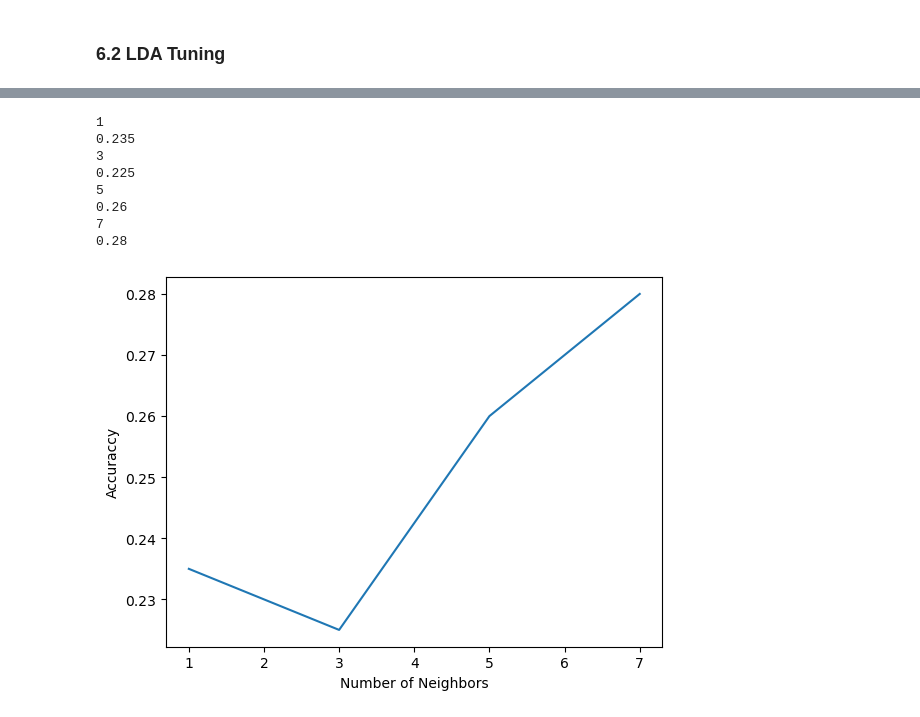
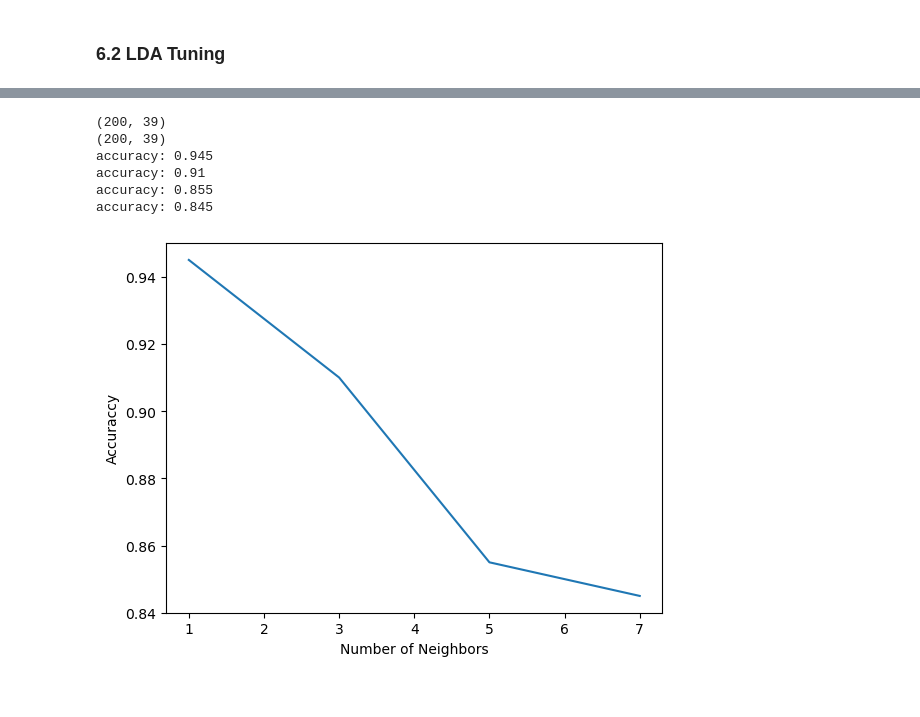
Before and after one commit to iZarrios/face-recognition, a Jupyter notebook: Eigenfaces Notebook.ipynb, the cells around one changed output, grey strips where cells are left out. Cells and saved outputs as stored; diff of their text form; code cells hidden in the pictures.

Commit message:
fixed LDA accuracy

```diff
--- a/Eigenfaces Notebook.ipynb
+++ b/Eigenfaces Notebook.ipynb
@@ -282,26 +256,37 @@ K = 7
-# %%
-# plotting
-max_accs = []
-
-for k in lda_scores:
-    print(k)
-    max_alpha = max(lda_scores[k])
-    max_acc = lda_scores[k][max_alpha]
-    print(max_acc)
-    max_accs.append(max_acc)
-
-plt.plot(Ks, max_accs)
-plt.xlabel("Number of Neighbors")
-plt.ylabel("Accuraccy")
-plt.show()
-# lda_scores
-# %% [output]
-1
-0.235
-3
-0.225
-5
-0.26
-7
-0.28
-[figure, removed]
+# %%
+# Ks = [1, 3, 5, 7]
+def project(x, w):
+    x = np.asarray(x)
+    w = np.asarray(w)
+
+    return np.dot(w,x.T).T
+# print(v.shape)
+d_train_new = project(d_train,v.T)
+d_test_new = project(d_test,v.T)
+print(d_train_new.shape)
+print(d_test_new.shape)
+
+scores = {}
+kk = []
+
+
+for k in Ks:
+    scores_per_k = {}
+    accuracy = classify_knn(d_train_new, y_train, d_test_new, y_test, k=k)
+    print(f"accuracy: {accuracy}")
+    scores[k] = accuracy
+    kk.append(accuracy)
+scores
+
+plt.plot(Ks,kk)
+plt.xlabel("Number of Neighbors")
+plt.ylabel("Accuraccy")
+plt.show()
+# %% [output]
+(200, 39)
+(200, 39)
+accuracy: 0.945
+accuracy: 0.91
+accuracy: 0.855
+accuracy: 0.845
+[figure, added]
```
Also changed, not shown: parts of 7 cells of this notebook.
